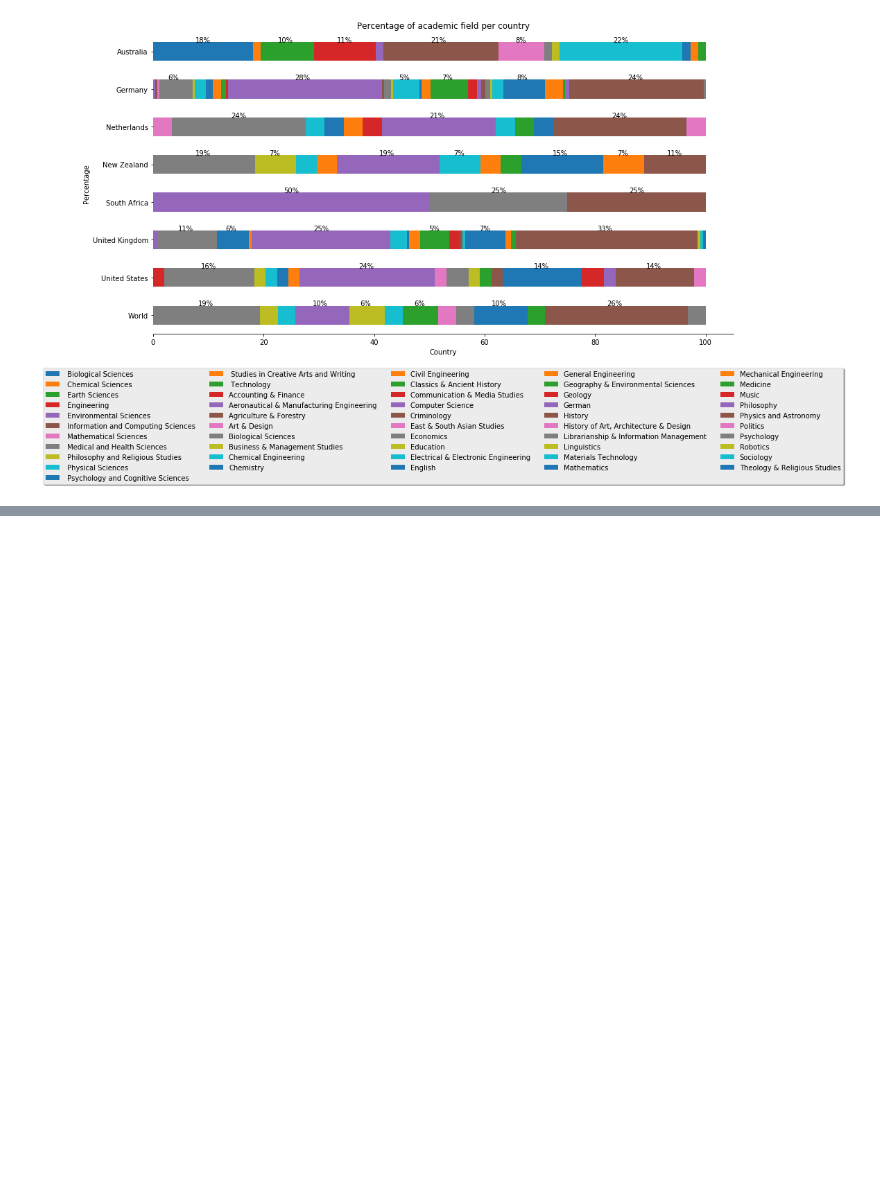
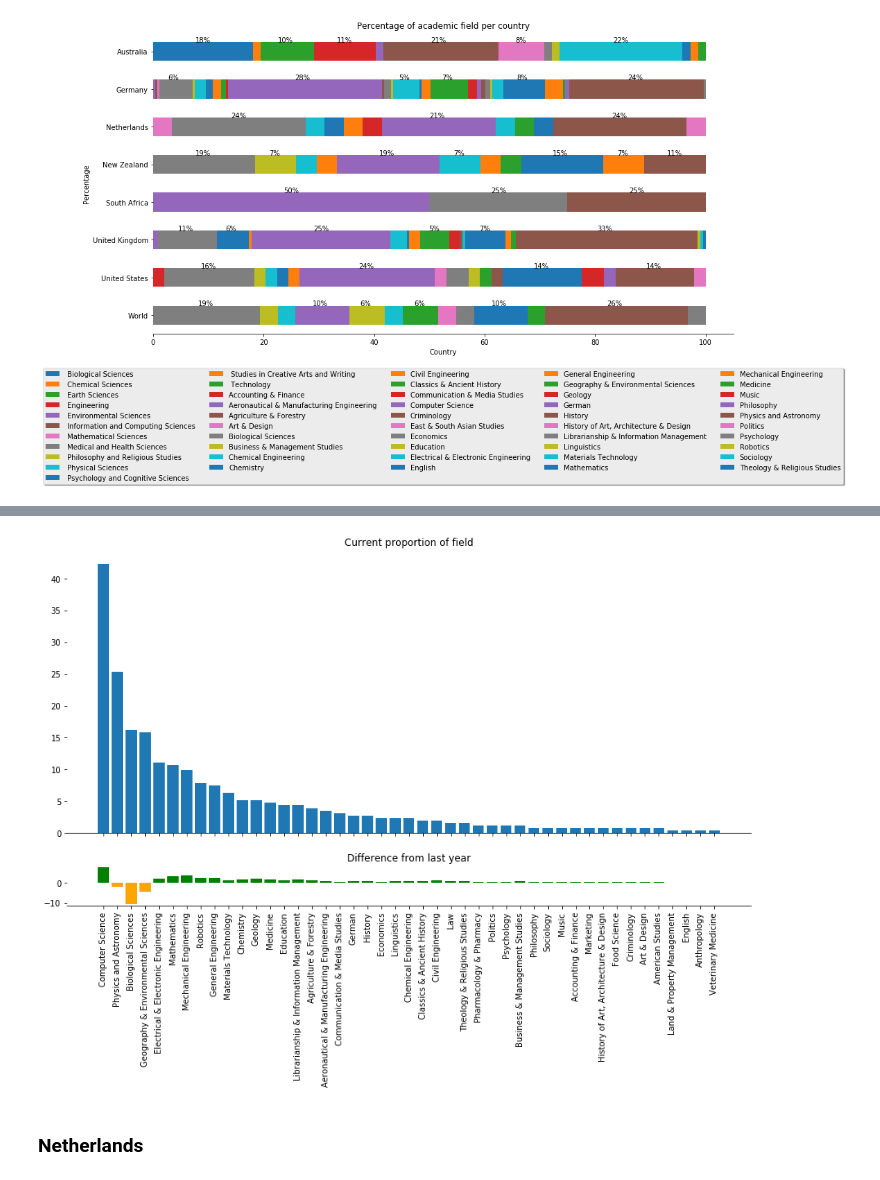
Before and after one commit to softwaresaved/international-survey, a Jupyter notebook: analysis/2018_draft.ipynb, the cells around one changed output, grey strips where cells are left out. Cells and saved outputs as stored; diff of their text form; code cells hidden in the pictures; blank space fills up the shorter version.

```diff
--- a/analysis/2018_draft.ipynb
+++ b/analysis/2018_draft.ipynb
@@ -1725,0 +1521,6 @@ ax.spines['left'].set_visible(False)
+# %%
+# Get the count for the 2017 year
+country = 'Germany'
+result = get_academic_field(df_current_field, country)
+# Showing the results
+result
@@ -1725,0 +1545,6 @@ ax.spines['left'].set_visible(False)
+# %%
+plot_academic_field(result)
+# %% [output]
+[figure, added]
+# %% [markdown]
+### Netherlands
```
Also changed, not shown: parts of 112 cells of this notebook.
